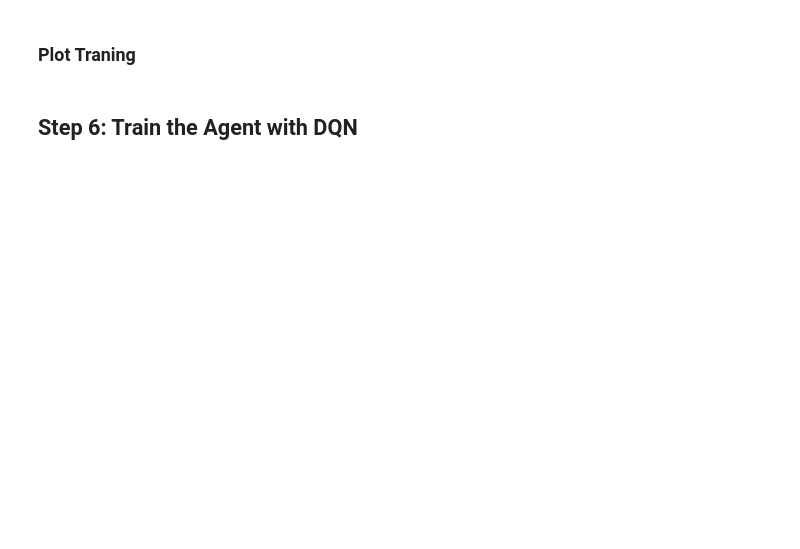
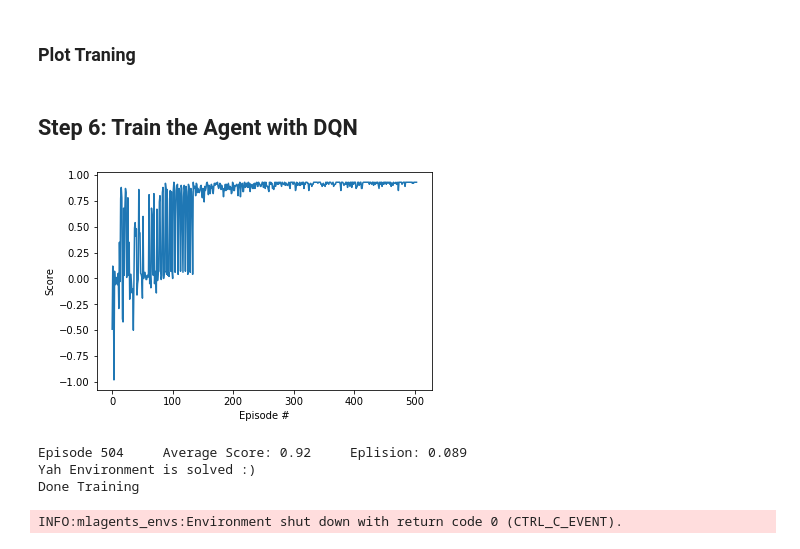
Before and after one commit to deepanshut041/MlAgents, a Jupyter notebook: basic/train.ipynb, the cells around one changed output. Drawn from its saved outputs; the diff is of its cells as text; code cells hidden in the pictures; blank space fills up the shorter version.

```diff
--- a/basic/train.ipynb
+++ b/basic/train.ipynb
@@ -23,5 +23,5 @@ from model import DQNLinear
 Initialize the environment in the code cell below.
 # %%
 ENV_PATH = '../unity_envs/Basic/'
-ENV_NAME = 'Basic'
-env = UnityEnv(ENV_PATH + ENV_NAME, worker_id=0)
+ENV_NAME = 'Unity Environment'
+env = UnityEnv(ENV_PATH + ENV_NAME, worker_id=0, no_graphics=True)
@@ -86,23 +92,20 @@ def train(n_episodes, scores_average_window, benchmark_reward):
         benchmark_reward (float): benchmark reward at which environment is solved.
     """
     scores = []
-    scores_window = deque(scores_average_window)
-    for i_episode in range(start_epoch + 1, n_episodes+1):
-        state = stack_frames(None, env.reset(), True)
+    scores_window = deque(maxlen=scores_average_window)
+    for i_episode in range(1, n_episodes+1):
+        state = env.reset()
         score = 0
         eps = epsilon_by_epsiode(i_episode)
         while True:
             action = agent.act(state, eps)
             next_state, reward, done, info = env.step(action)
             score += reward
-            next_state = stack_frames(state, next_state, False)
             agent.step(state, action, reward, next_state, done)
-
             if done:
                 break
             else:
                 state = next_state
-
         scores_window.append(score)       # save most recent score
         scores.append(score)              # save most recent score
 
@@ -111,14 +114,25 @@ def train(n_episodes, scores_average_window, benchmark_reward):
         plot_result(scores)
         print('\rEpisode {}\tAverage Score: {:.2f}\tEplision: {:.3f}'.format(i_episode, np.mean(scores_window), eps))
 
-        if np.mean(scores_window) > benchmark_reward:
-            agent.save_model(scores)
+        if float(np.mean(scores_window)) >= benchmark_reward:
+            agent.save_model("basic_solved.pth", scores)
             print("Yah Environment is solved :)")
+            break
 
     return scores
 # %%
-BENCHMARK_REWARD = 0.93
+BENCHMARK_REWARD = 0.9300
 SCORES_AVERAGE_WINDOW = 100
 NUM_EPISODES = 2000
 
-train(NUM_EPISODES, BENCHMARK_REWARD, SCORES_AVERAGE_WINDOW)
+scores = train(NUM_EPISODES, SCORES_AVERAGE_WINDOW, BENCHMARK_REWARD)
+print("Done Training")
+# %% [output]
+[figure, added]
+Episode 504     Average Score: 0.92     Eplision: 0.089
+Yah Environment is solved :)
+Done Training
+# %%
+env.close()
+# %% [output]
+INFO:mlagents_envs:Environment shut down with return code 0 (CTRL_C_EVENT).
```
Also changed, not shown: parts of 5 cells of this notebook, 4 other files.
